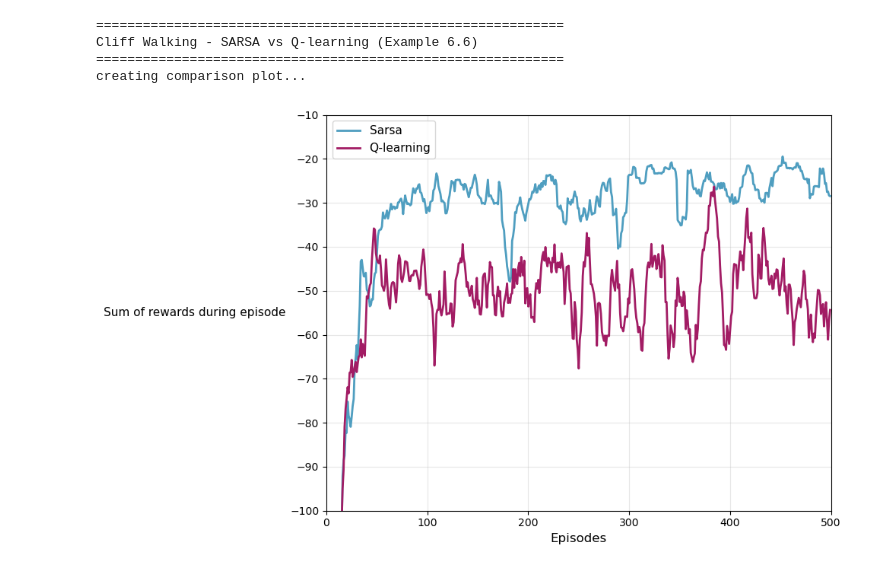
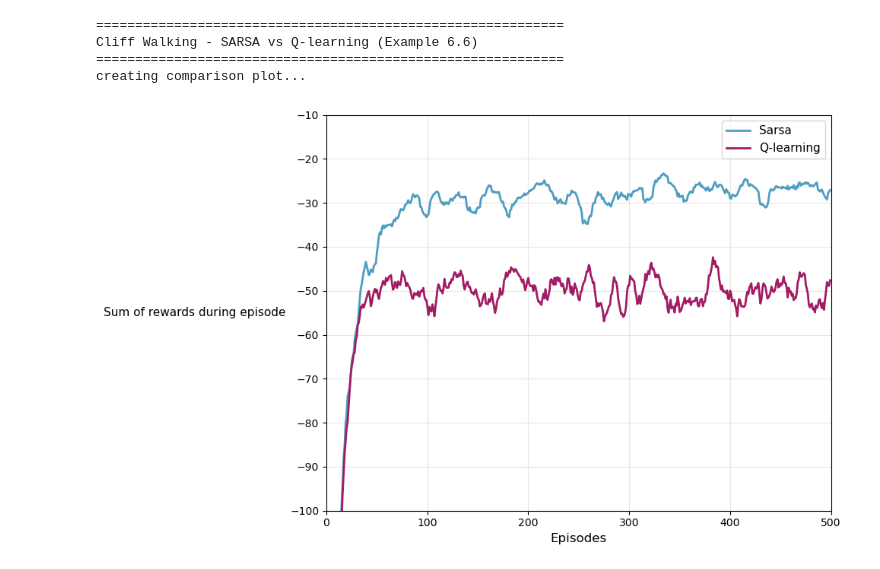
Before and after one commit to niveena/reinforcmentlearning, a Jupyter notebook: ch6_example6.6_SARSA_QLearning.ipynb, the cells around one changed output. Saved outputs shown, nothing was run; the diff lists cells and outputs as text; code cells hidden in the pictures.

Commit message:
increased number of trials to get a smoother plot

```diff
--- a/ch6_example6.6_SARSA_QLearning.ipynb
+++ b/ch6_example6.6_SARSA_QLearning.ipynb
@@ -255,7 +255,7 @@ if __name__ == "__main__":
     alpha = 0.5
     gamma = 1.0
     epsilon = 0.1
-    num_trials = 10  # Key: average over 10 runs
+    num_trials = 75  # increased for a smoother average plot
 
 	#comment out when submitting
     #print(f"\nsettings:")
@@ -264,31 +264,31 @@ if __name__ == "__main__":
     #print(f"  discount factor (gamma): {gamma}")
     #print(f"  exploration rate (epsilon): {epsilon}")
     #print(f"  number of runs averaged: {num_trials}\n")
 
     # run several trials and average
     avg_sarsa, avg_qlearn = run_multiple_trials(
         n_runs=num_trials,
         n_episodes=num_episodes,
         alpha=alpha,
         gamma=gamma,
         epsilon=epsilon
     )
 
     # zhow results (comment out when submitting)
     #print(f"  SARSA - average reward (last 100 episodes): {np.mean(avg_sarsa[-100:]):.1f}")
     #print(f"  Q-learning - average reward (last 100 episodes): {np.mean(avg_qlearn[-100:]):.1f}")
 
     # interpretation
     # SARSA learns a safer path (around -17 to -25) that goes up and around cliff
     # Q-learning learns optimal risky path (around -13) right along cliff edge
     # Q-learning has worse online performance (-40 to -60) due to epsilon-greedy falls
 
     # Create plot
     print("creating comparison plot...")
     make_comparison_plot(avg_sarsa, avg_qlearn, num_episodes)
 # %% [output]
 ============================================================
 Cliff Walking - SARSA vs Q-learning (Example 6.6)
 ============================================================
 creating comparison plot...
-[figure, old version]
+[figure, new version]
```
Also changed, not shown: 1 other file.
